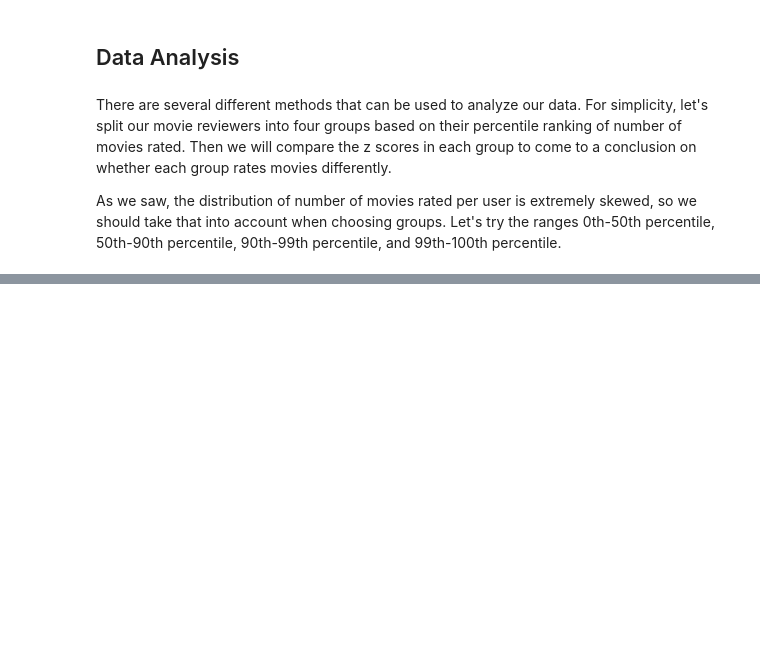
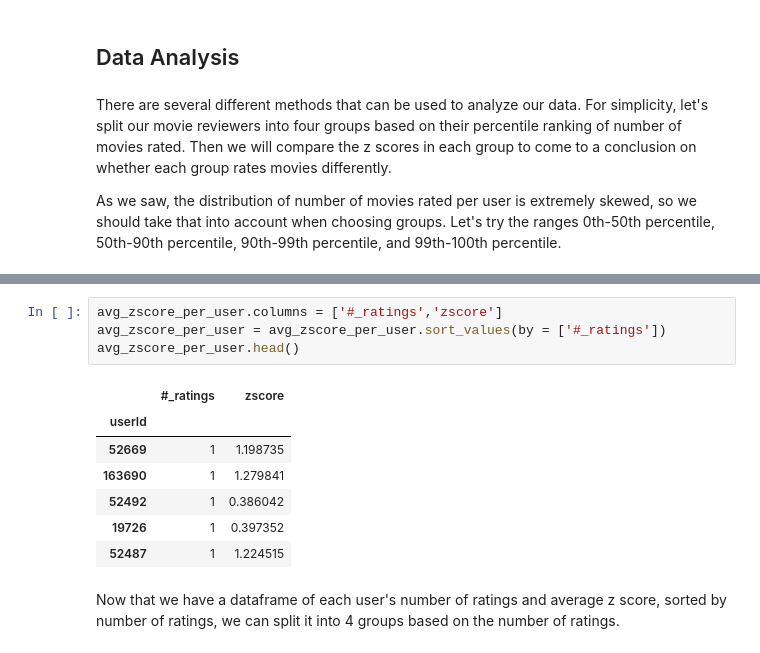
Before and after one commit to ewoodbury/movie-rating-analysis, a Jupyter notebook: Movie Ratings Project.ipynb, the cells around one changed output, grey strips where cells are left out. Saved outputs shown, nothing was run; the diff lists cells and outputs as text; blank space fills up the shorter version.

```diff
--- a/Movie Ratings Project.ipynb
+++ b/Movie Ratings Project.ipynb
@@ -487,0 +539,14 @@ As we saw, the distribution of number of movies rated per user is extremely skew
+# %%
+avg_zscore_per_user.columns = ['#_ratings','zscore']
+avg_zscore_per_user = avg_zscore_per_user.sort_values(by = ['#_ratings'])
+avg_zscore_per_user.head()
+# %% [output]
+|  | #_ratings | zscore |
+| userId |  |  |
+| 52669 | 1 | 1.198735 |
+| 163690 | 1 | 1.279841 |
+| 52492 | 1 | 0.386042 |
+| 19726 | 1 | 0.397352 |
+| 52487 | 1 | 1.224515 |
+# %% [markdown]
+Now that we have a dataframe of each user's number of ratings and average z score, sorted by number of ratings, we can split it into 4 groups based on the number of ratings.
```
Also changed, not shown: parts of 19 cells of this notebook.
